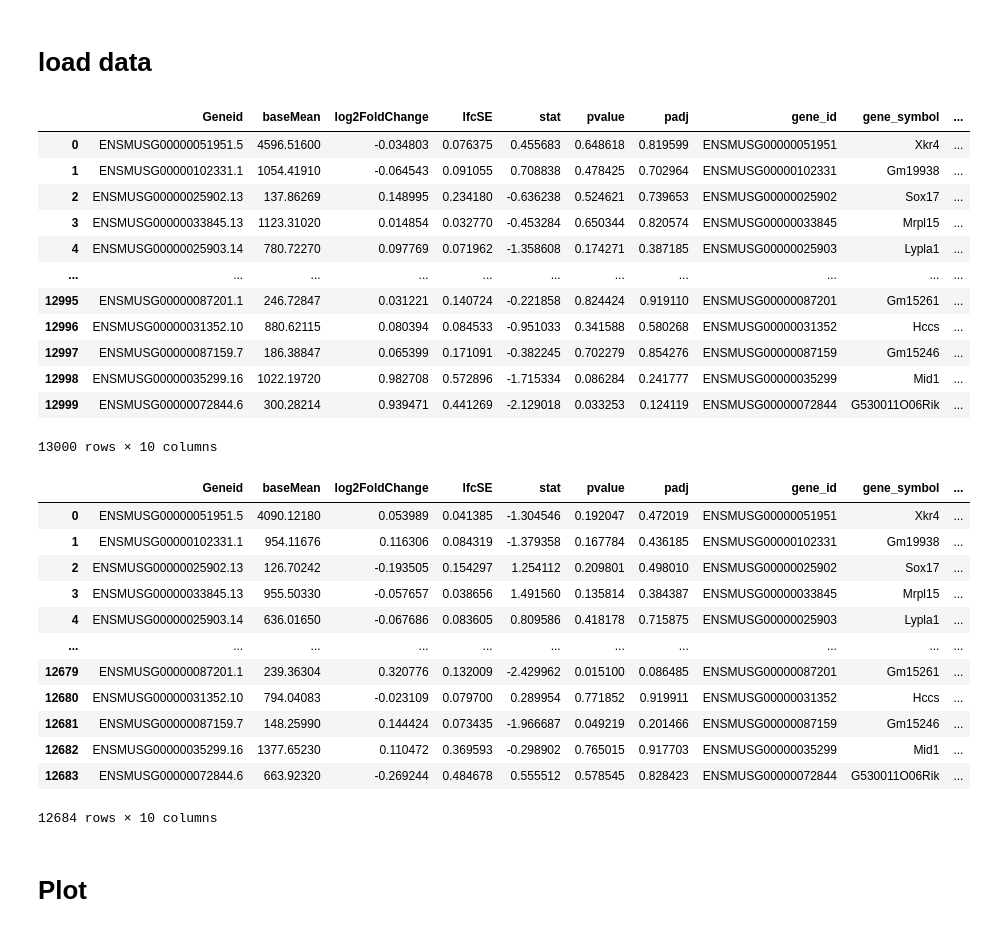
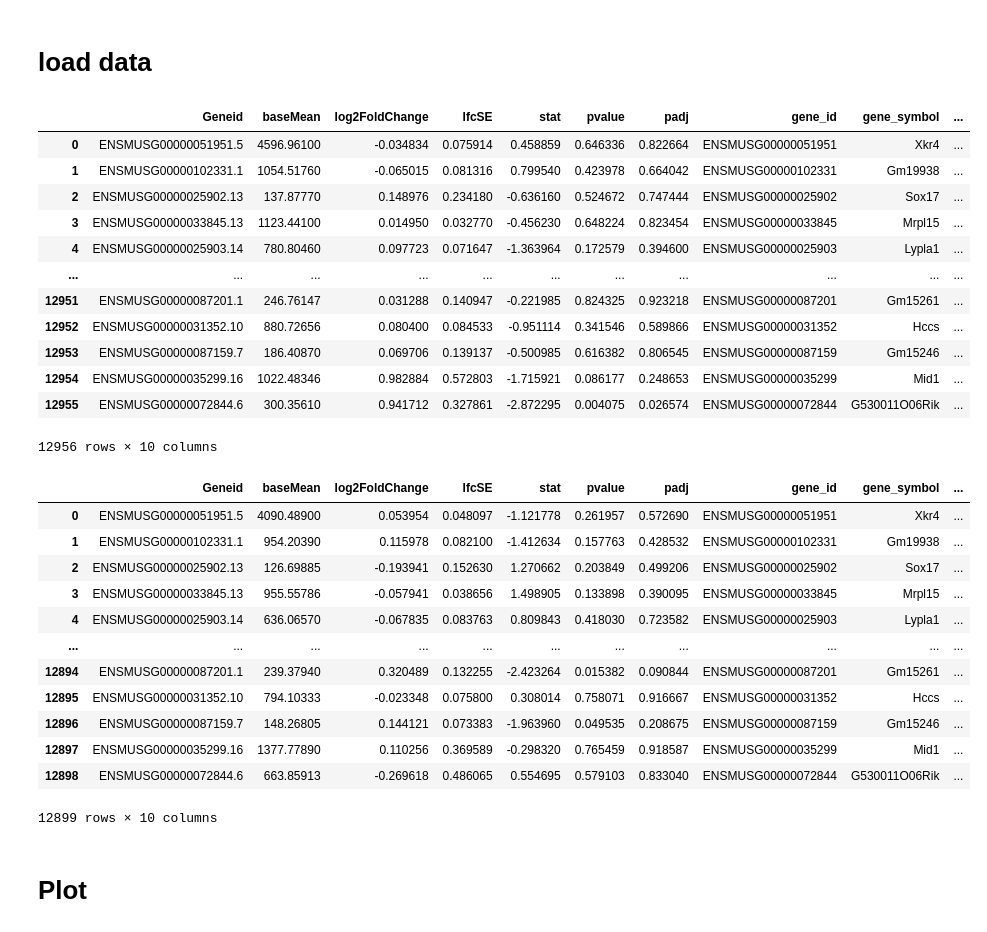
Before and after one commit to ZhuangLab/Chromatin_Analysis_MOp, a Jupyter notebook: Mecp2/External_RNAseq_dataset_analysis/Step9_plot_Tillotson_data.ipynb, the cells around one changed output. Cells and saved outputs as stored; diff of their text form; code cells hidden in the pictures.

```diff
--- a/Mecp2/External_RNAseq_dataset_analysis/Step9_plot_Tillotson_data.ipynb
+++ b/Mecp2/External_RNAseq_dataset_analysis/Step9_plot_Tillotson_data.ipynb
@@ -6,36 +6,36 @@ import numpy as np
 # %% [markdown]
 # load data
 # %%
-df_ko = pd.read_csv(r'resources\KO_deg_rp.csv')
+df_ko = pd.read_csv(r'resources\Tillotson_KO_deg_rp.csv')
 df_ko
 # %% [output]
 |  | Geneid | baseMean | log2FoldChange | lfcSE | stat | pvalue | padj | gene_id | gene_symbol | ... |
-| 0 | ENSMUSG00000051951.5 | 4596.51600 | -0.034803 | 0.076375 | 0.455683 | 0.648618 | 0.819599 | ENSMUSG00000051951 | Xkr4 | ... |
-| 1 | ENSMUSG00000102331.1 | 1054.41910 | -0.064543 | 0.091055 | 0.708838 | 0.478425 | 0.702964 | ENSMUSG00000102331 | Gm19938 | ... |
-| 2 | ENSMUSG00000025902.13 | 137.86269 | 0.148995 | 0.234180 | -0.636238 | 0.524621 | 0.739653 | ENSMUSG00000025902 | Sox17 | ... |
-| 3 | ENSMUSG00000033845.13 | 1123.31020 | 0.014854 | 0.032770 | -0.453284 | 0.650344 | 0.820574 | ENSMUSG00000033845 | Mrpl15 | ... |
-| 4 | ENSMUSG00000025903.14 | 780.72270 | 0.097769 | 0.071962 | -1.358608 | 0.174271 | 0.387185 | ENSMUSG00000025903 | Lypla1 | ... |
+| 0 | ENSMUSG00000051951.5 | 4596.96100 | -0.034834 | 0.075914 | 0.458859 | 0.646336 | 0.822664 | ENSMUSG00000051951 | Xkr4 | ... |
+| 1 | ENSMUSG00000102331.1 | 1054.51760 | -0.065015 | 0.081316 | 0.799540 | 0.423978 | 0.664042 | ENSMUSG00000102331 | Gm19938 | ... |
+| 2 | ENSMUSG00000025902.13 | 137.87770 | 0.148976 | 0.234180 | -0.636160 | 0.524672 | 0.747444 | ENSMUSG00000025902 | Sox17 | ... |
+| 3 | ENSMUSG00000033845.13 | 1123.44100 | 0.014950 | 0.032770 | -0.456230 | 0.648224 | 0.823454 | ENSMUSG00000033845 | Mrpl15 | ... |
+| 4 | ENSMUSG00000025903.14 | 780.80460 | 0.097723 | 0.071647 | -1.363964 | 0.172579 | 0.394600 | ENSMUSG00000025903 | Lypla1 | ... |
 | ... | ... | ... | ... | ... | ... | ... | ... | ... | ... | ... |
-| 12995 | ENSMUSG00000087201.1 | 246.72847 | 0.031221 | 0.140724 | -0.221858 | 0.824424 | 0.919110 | ENSMUSG00000087201 | Gm15261 | ... |
-| 12996 | ENSMUSG00000031352.10 | 880.62115 | 0.080394 | 0.084533 | -0.951033 | 0.341588 | 0.580268 | ENSMUSG00000031352 | Hccs | ... |
-| 12997 | ENSMUSG00000087159.7 | 186.38847 | 0.065399 | 0.171091 | -0.382245 | 0.702279 | 0.854276 | ENSMUSG00000087159 | Gm15246 | ... |
-| 12998 | ENSMUSG00000035299.16 | 1022.19720 | 0.982708 | 0.572896 | -1.715334 | 0.086284 | 0.241777 | ENSMUSG00000035299 | Mid1 | ... |
-| 12999 | ENSMUSG00000072844.6 | 300.28214 | 0.939471 | 0.441269 | -2.129018 | 0.033253 | 0.124119 | ENSMUSG00000072844 | G530011O06Rik | ... |
+| 12951 | ENSMUSG00000087201.1 | 246.76147 | 0.031288 | 0.140947 | -0.221985 | 0.824325 | 0.923218 | ENSMUSG00000087201 | Gm15261 | ... |
+| 12952 | ENSMUSG00000031352.10 | 880.72656 | 0.080400 | 0.084533 | -0.951114 | 0.341546 | 0.589866 | ENSMUSG00000031352 | Hccs | ... |
+| 12953 | ENSMUSG00000087159.7 | 186.40870 | 0.069706 | 0.139137 | -0.500985 | 0.616382 | 0.806545 | ENSMUSG00000087159 | Gm15246 | ... |
+| 12954 | ENSMUSG00000035299.16 | 1022.48346 | 0.982884 | 0.572803 | -1.715921 | 0.086177 | 0.248653 | ENSMUSG00000035299 | Mid1 | ... |
+| 12955 | ENSMUSG00000072844.6 | 300.35610 | 0.941712 | 0.327861 | -2.872295 | 0.004075 | 0.026574 | ENSMUSG00000072844 | G530011O06Rik | ... |
-13000 rows × 10 columns
+12956 rows × 10 columns
 # %%
-df_mm2 = pd.read_csv(r'resources\MM2_deg_with_rp.csv')
+df_mm2 = pd.read_csv(r'resources\Tillotson_MM2_deg_with_rp.csv')
 df_mm2
 # %% [output]
 |  | Geneid | baseMean | log2FoldChange | lfcSE | stat | pvalue | padj | gene_id | gene_symbol | ... |
-| 0 | ENSMUSG00000051951.5 | 4090.12180 | 0.053989 | 0.041385 | -1.304546 | 0.192047 | 0.472019 | ENSMUSG00000051951 | Xkr4 | ... |
-| 1 | ENSMUSG00000102331.1 | 954.11676 | 0.116306 | 0.084319 | -1.379358 | 0.167784 | 0.436185 | ENSMUSG00000102331 | Gm19938 | ... |
-| 2 | ENSMUSG00000025902.13 | 126.70242 | -0.193505 | 0.154297 | 1.254112 | 0.209801 | 0.498010 | ENSMUSG00000025902 | Sox17 | ... |
-| 3 | ENSMUSG00000033845.13 | 955.50330 | -0.057657 | 0.038656 | 1.491560 | 0.135814 | 0.384387 | ENSMUSG00000033845 | Mrpl15 | ... |
-| 4 | ENSMUSG00000025903.14 | 636.01650 | -0.067686 | 0.083605 | 0.809586 | 0.418178 | 0.715875 | ENSMUSG00000025903 | Lypla1 | ... |
+| 0 | ENSMUSG00000051951.5 | 4090.48900 | 0.053954 | 0.048097 | -1.121778 | 0.261957 | 0.572690 | ENSMUSG00000051951 | Xkr4 | ... |
+| 1 | ENSMUSG00000102331.1 | 954.20390 | 0.115978 | 0.082100 | -1.412634 | 0.157763 | 0.428532 | ENSMUSG00000102331 | Gm19938 | ... |
+| 2 | ENSMUSG00000025902.13 | 126.69885 | -0.193941 | 0.152630 | 1.270662 | 0.203849 | 0.499206 | ENSMUSG00000025902 | Sox17 | ... |
+| 3 | ENSMUSG00000033845.13 | 955.55786 | -0.057941 | 0.038656 | 1.498905 | 0.133898 | 0.390095 | ENSMUSG00000033845 | Mrpl15 | ... |
+| 4 | ENSMUSG00000025903.14 | 636.06570 | -0.067835 | 0.083763 | 0.809843 | 0.418030 | 0.723582 | ENSMUSG00000025903 | Lypla1 | ... |
 | ... | ... | ... | ... | ... | ... | ... | ... | ... | ... | ... |
-| 12679 | ENSMUSG00000087201.1 | 239.36304 | 0.320776 | 0.132009 | -2.429962 | 0.015100 | 0.086485 | ENSMUSG00000087201 | Gm15261 | ... |
-| 12680 | ENSMUSG00000031352.10 | 794.04083 | -0.023109 | 0.079700 | 0.289954 | 0.771852 | 0.919911 | ENSMUSG00000031352 | Hccs | ... |
-| 12681 | ENSMUSG00000087159.7 | 148.25990 | 0.144424 | 0.073435 | -1.966687 | 0.049219 | 0.201466 | ENSMUSG00000087159 | Gm15246 | ... |
-| 12682 | ENSMUSG00000035299.16 | 1377.65230 | 0.110472 | 0.369593 | -0.298902 | 0.765015 | 0.917703 | ENSMUSG00000035299 | Mid1 | ... |
-| 12683 | ENSMUSG00000072844.6 | 663.92320 | -0.269244 | 0.484678 | 0.555512 | 0.578545 | 0.828423 | ENSMUSG00000072844 | G530011O06Rik | ... |
+| 12894 | ENSMUSG00000087201.1 | 239.37940 | 0.320489 | 0.132255 | -2.423264 | 0.015382 | 0.090844 | ENSMUSG00000087201 | Gm15261 | ... |
+| 12895 | ENSMUSG00000031352.10 | 794.10333 | -0.023348 | 0.075800 | 0.308014 | 0.758071 | 0.916667 | ENSMUSG00000031352 | Hccs | ... |
+| 12896 | ENSMUSG00000087159.7 | 148.26805 | 0.144121 | 0.073383 | -1.963960 | 0.049535 | 0.208675 | ENSMUSG00000087159 | Gm15246 | ... |
+| 12897 | ENSMUSG00000035299.16 | 1377.77890 | 0.110256 | 0.369589 | -0.298320 | 0.765459 | 0.918587 | ENSMUSG00000035299 | Mid1 | ... |
+| 12898 | ENSMUSG00000072844.6 | 663.85913 | -0.269618 | 0.486065 | 0.554695 | 0.579103 | 0.833040 | ENSMUSG00000072844 | G530011O06Rik | ... |
-12684 rows × 10 columns
+12899 rows × 10 columns
```
Also changed, not shown: parts of 3 cells of this notebook, 23 other files.
